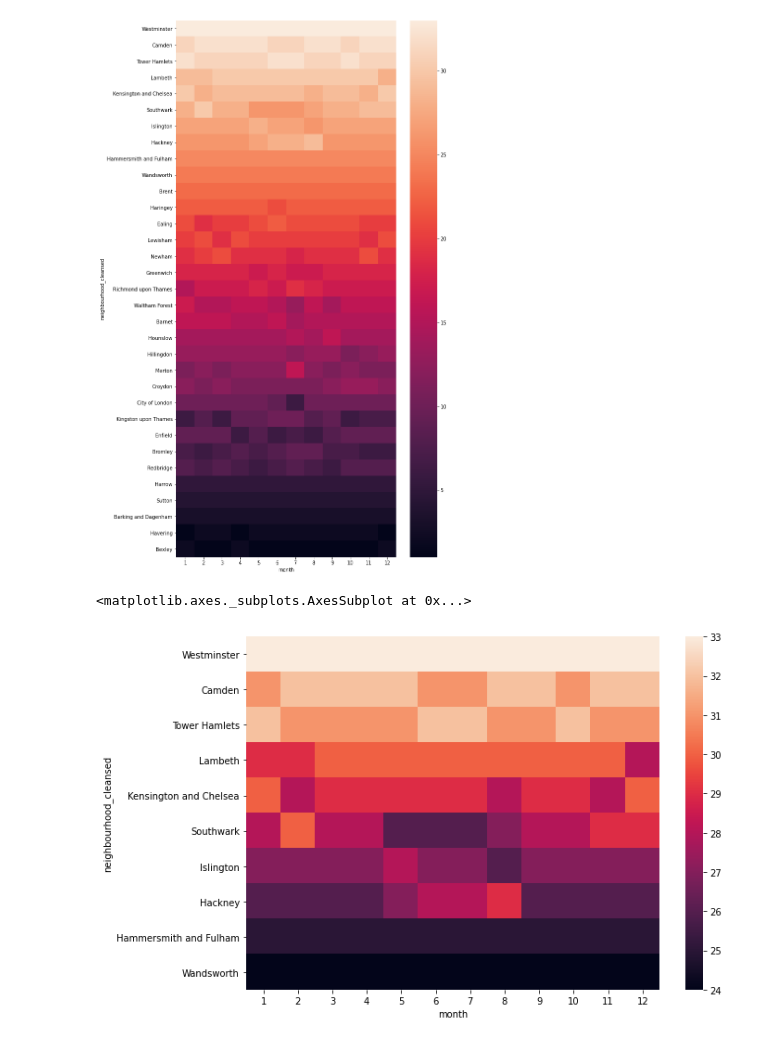
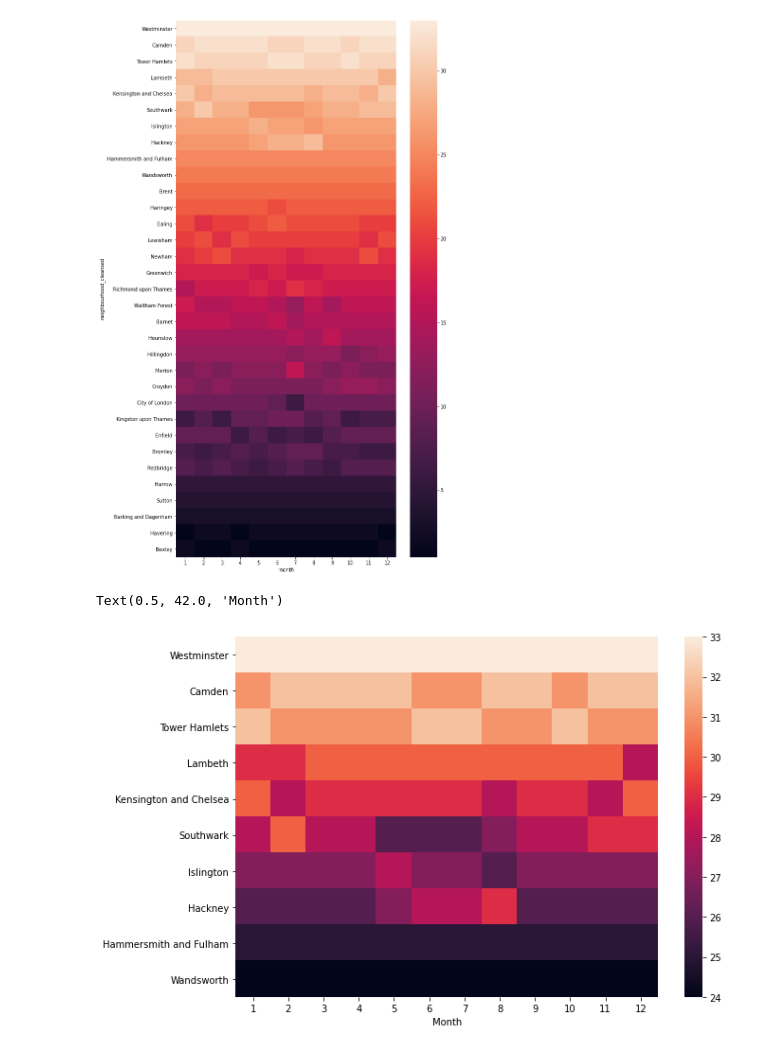
Before and after one commit to belya/test-task, a Jupyter notebook: seasonality.ipynb, the cells around one changed output. Saved outputs shown, nothing was run; the diff lists cells and outputs as text; code cells hidden in the pictures.

```diff
--- a/seasonality.ipynb
+++ b/seasonality.ipynb
@@ -29,0 +46,2 @@ total_popularity_df = popularity_df.groupby(["month"])["reviewer_id"].sum().rese
+# %%
+total_popularity_df["month_name"] = total_popularity_df["month"]
@@ -38,3 +61,7 @@ regions_popularity_df = popularity_df.groupby(["neighbourhood_cleansed"])["revie
 regions_popularity_df["popularity"] = regions_popularity_df["reviewer_id"] / regions_popularity_df["reviewer_id"].sum()
 # %%
 regions_popularity_df = regions_popularity_df.sort_values("popularity", ascending=False)
+# %%
+regions_popularity_df["Popularity, %"] = regions_popularity_df["popularity"].apply(lambda x: "{:.2f} %".format(x * 100))
+# %%
+regions_popularity_df["District"] = regions_popularity_df["neighbourhood_cleansed"]
@@ -84,6 +125,8 @@ sns.heatmap(top_df.loc[regions_popularity_df["neighbourhood_cleansed"].tolist()]
 # %%
 plt.figure(figsize=(10, 7))
 sns.heatmap(top_df.loc[regions_popularity_df["neighbourhood_cleansed"].tolist()].iloc[0:10])
+plt.ylabel("")
+plt.xlabel("Month")
 # %% [output]
-<matplotlib.axes._subplots.AxesSubplot at 0x...>
+Text(0.5, 42.0, 'Month')
-[figure, old version]
+[figure, new version]
```
Also changed, not shown: parts of 4 cells of this notebook, 8 other files.
